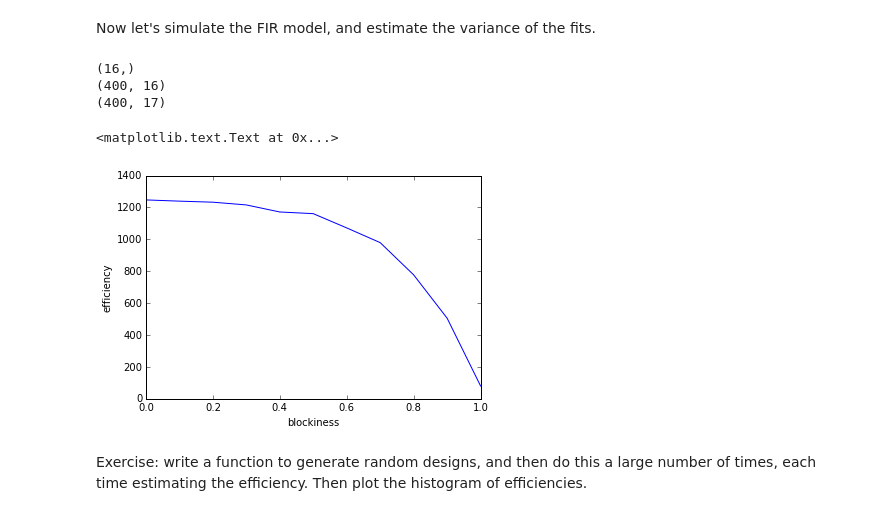
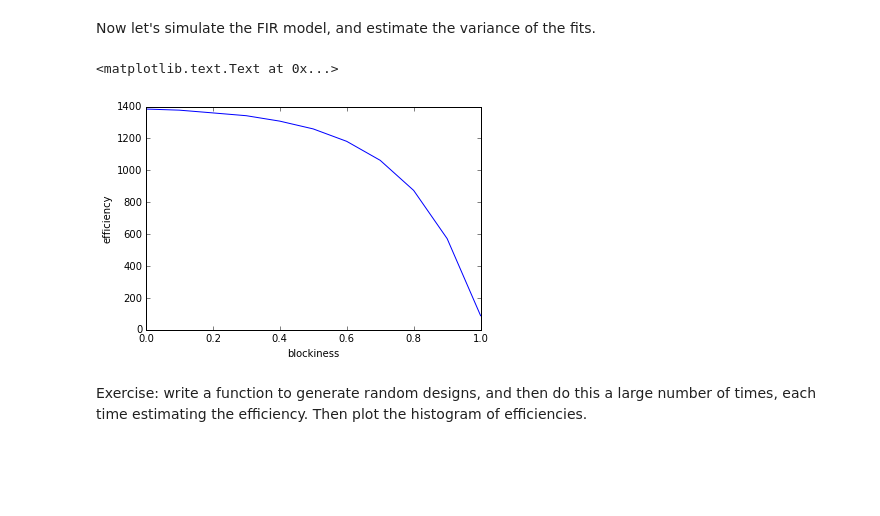
Before and after one commit to poldrack/fmri-analysis-vm, a Jupyter notebook: analysis/efficiency/DesignEfficiency.ipynb, the cells around one changed output. Cells and saved outputs as stored; diff of their text form; code cells hidden in the pictures; blank space fills up the shorter version.

```diff
--- a/analysis/efficiency/DesignEfficiency.ipynb
+++ b/analysis/efficiency/DesignEfficiency.ipynb
@@ -74 +64,8 @@ def generate_and_fit(X,beta=[4,10],c=[1,0]):
+# %%
+def efficiency(X,c=None):
+    if not c==None:
+        c=numpy.ones((X.shape[1]))
+    else:
+        c=numpy.array(c)
+    return 1./c.dot(numpy.linalg.inv(X.T.dot(X))).dot(c)
 # %% [markdown]
@@ -189,58 +158,31 @@ plt.imshow(regressor[:50,:],interpolation='nearest',cmap='gray')
 [figure]
 # %% [markdown]
 Now let's simulate the FIR model, and estimate the variance of the fits.
-# %%
-
-
-print fir_betas.shape
-print regressor.shape
-print X.shape
-# %% [output]
-(16,)
-(400, 16)
-(400, 17)
 # %%
-def generate_and_fit_trace(X,beta=None,signal=2):
-    """return trace of covariance matrix for all but last regressor (which is the mean)"""
-    if not beta:
-        beta=numpy.hstack((signal*spm_hrf(1,oversampling=1)[:X.shape[1]-1],10))
-    ar1_noise=arma_generate_sample([1,0.3],[1,0.],X.shape[0])
-    y=X.dot(beta) + ar1_noise.T
-    beta_hat=numpy.linalg.inv(X.T.dot(X)).dot(X.T).dot(y)
-    resid=y - X.dot(beta_hat)
-    sigma2_hat=numpy.trace(numpy.linalg.inv(X[:,:-1].T.dot(X[:,:-1])))*(resid.dot(resid)/(X.shape[0] - X.shape[1] - 1))
-    return beta_hat,sigma2_hat
+def efficiency_trace(X):
+    """ remove the intercept"""
+    return 1./numpy.trace((numpy.linalg.inv(X[:,:-1].T.dot(X[:,:-1]))))
 
-
-nruns=100
+nruns=1000
 blockiness_vals=numpy.arange(0,1.1,0.1)
-stdvals_blockiness=numpy.zeros((17,len(blockiness_vals)))
-betavals_blockiness=numpy.zeros((17,len(blockiness_vals)))
-meanstd_blockiness=numpy.zeros(len(blockiness_vals))
-
-fir_betas=numpy.hstack((10*spm_hrf(1,oversampling=1)[:16],10))
+meaneff_fit_blockiness=numpy.zeros(len(blockiness_vals))
 
 for b in range(len(blockiness_vals)):
-    beta_hats=numpy.zeros((17,nruns))
-    sigma_hats=numpy.zeros(nruns)
+    eff=numpy.zeros(nruns)
     for i in range(nruns):
         d_sim,design_sim=create_design_singlecondition(blockiness=blockiness_vals[b])
         regressor_sim,_=compute_regressor(design_sim,'fir',
                             numpy.arange(0,len(d_sim)),fir_delays=numpy.arange(0,16))
         X=numpy.vstack((regressor_sim.T,numpy.ones(regressor_sim.shape[0]))).T
-        contrast=numpy.ones(X.shape[1])
-        contrast[-1]=0
-        beta_hats[:,i],sigma_hats[i]=generate_and_fit_trace(X)
+        eff[i]=efficiency_trace(X)
 
-    stdvals_blockiness[:,b]=numpy.std(beta_hats,1)
-    betavals_blockiness[:,b]=numpy.mean(beta_hats,1)
-    meanstd_blockiness[b]=numpy.mean(sigma_hats)
+    meaneff_fit_blockiness[b]=numpy.mean(eff)
 # %%
-plt.plot(blockiness_vals,1./meanstd_blockiness)
+plt.plot(blockiness_vals,meaneff_fit_blockiness)
 plt.xlabel('blockiness')
 plt.ylabel('efficiency')
 # %% [output]
 <matplotlib.text.Text at 0x...>
-[figure, old version]
+[figure, new version]
 # %% [markdown]
 Exercise: write a function to generate random designs, and then do this a large number of times, each time estimating the efficiency.  Then plot the histogram of efficiencies.
```
Also changed, not shown: parts of 10 cells of this notebook, 1 other file.
